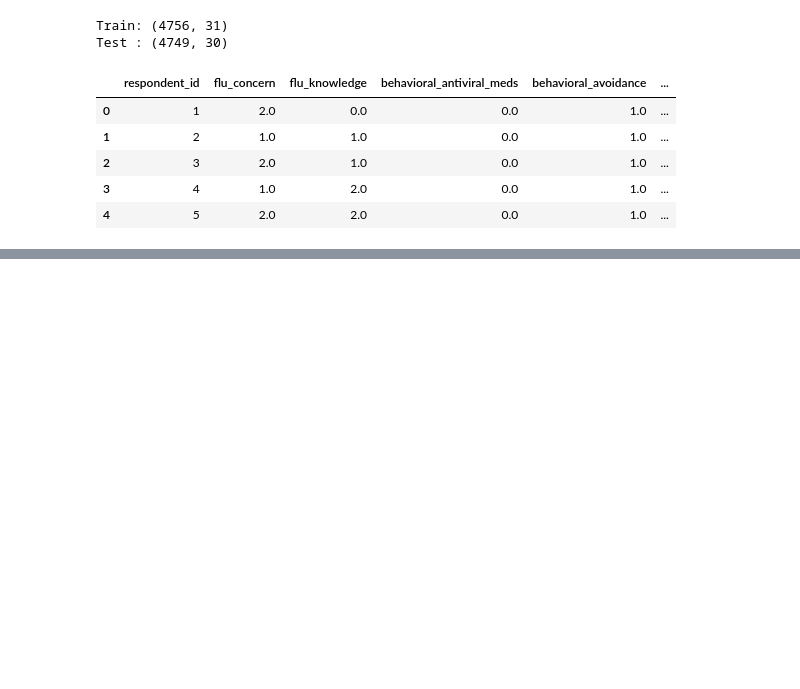
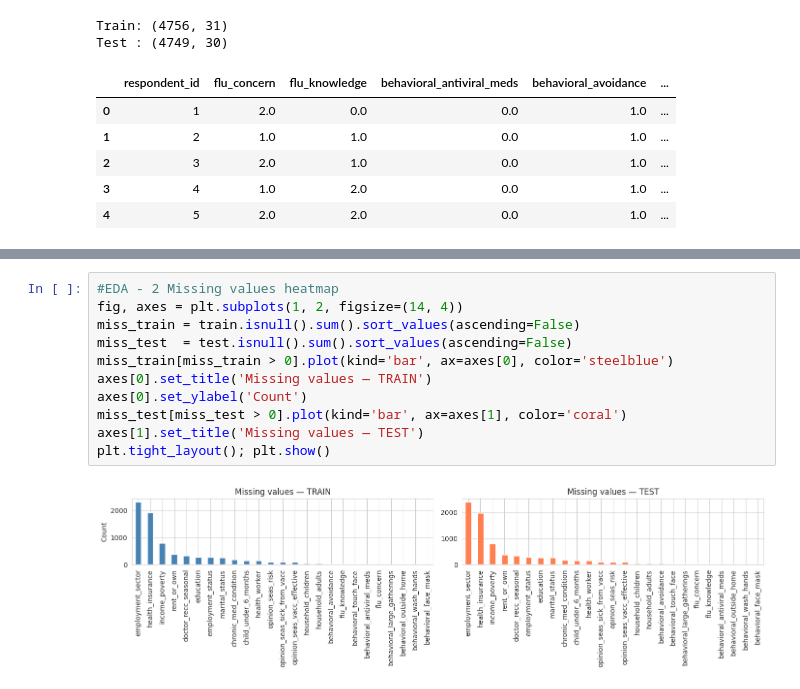
Before and after one commit to DATA-SCIENCE-HACKATHON-Group-12-32/data-science-challenge-group-A, a Jupyter notebook: dsc_main_group_A.ipynb, the cells around one changed output, grey strips where cells are left out. Saved outputs shown, nothing was run; the diff lists cells and outputs as text; blank space fills up the shorter version.

```diff
--- a/dsc_main_group_A.ipynb
+++ b/dsc_main_group_A.ipynb
@@ -50,0 +73,13 @@ Test : (4749, 30)
+# %%
+#EDA - 2 Missing values heatmap
+fig, axes = plt.subplots(1, 2, figsize=(14, 4))
+miss_train = train.isnull().sum().sort_values(ascending=False)
+miss_test  = test.isnull().sum().sort_values(ascending=False)
+miss_train[miss_train > 0].plot(kind='bar', ax=axes[0], color='steelblue')
+axes[0].set_title('Missing values — TRAIN')
+axes[0].set_ylabel('Count')
+miss_test[miss_test > 0].plot(kind='bar', ax=axes[1], color='coral')
+axes[1].set_title('Missing values — TEST')
+plt.tight_layout(); plt.show()
+# %% [output]
+[figure, added]
```
Also changed, not shown: parts of 4 cells of this notebook.
